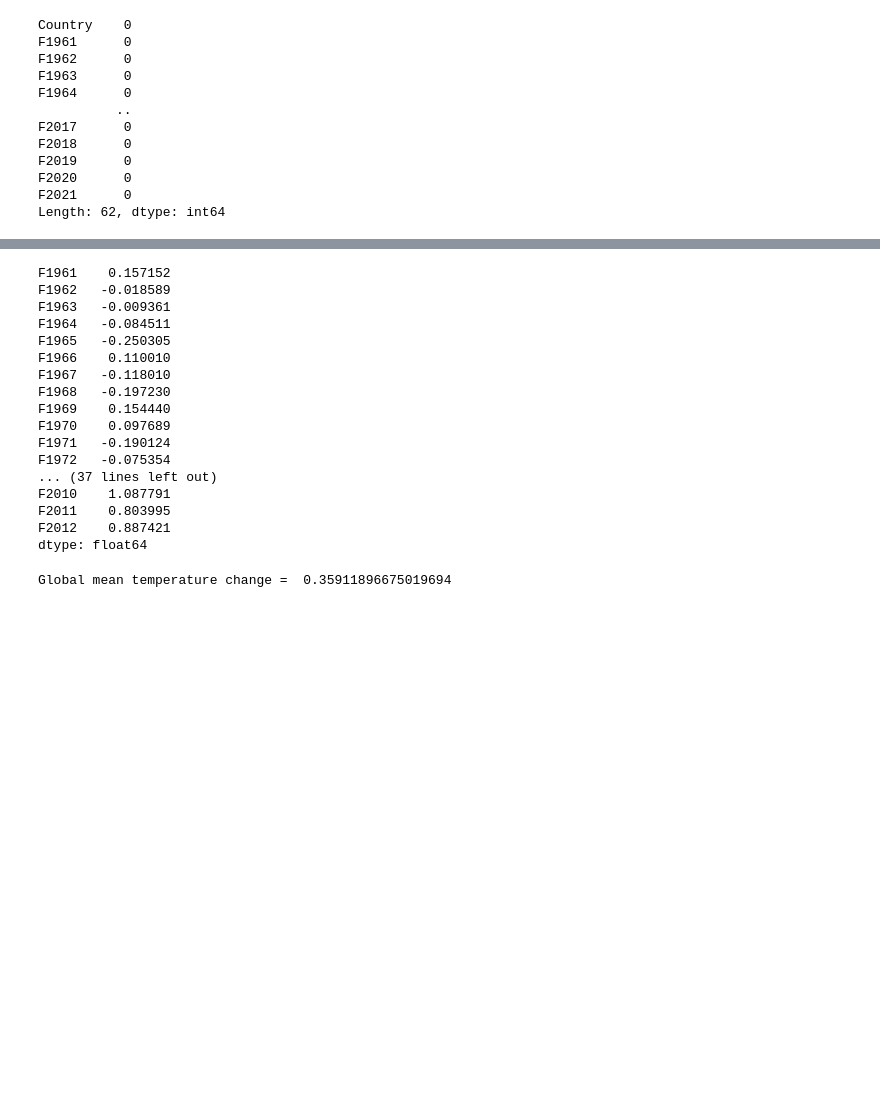
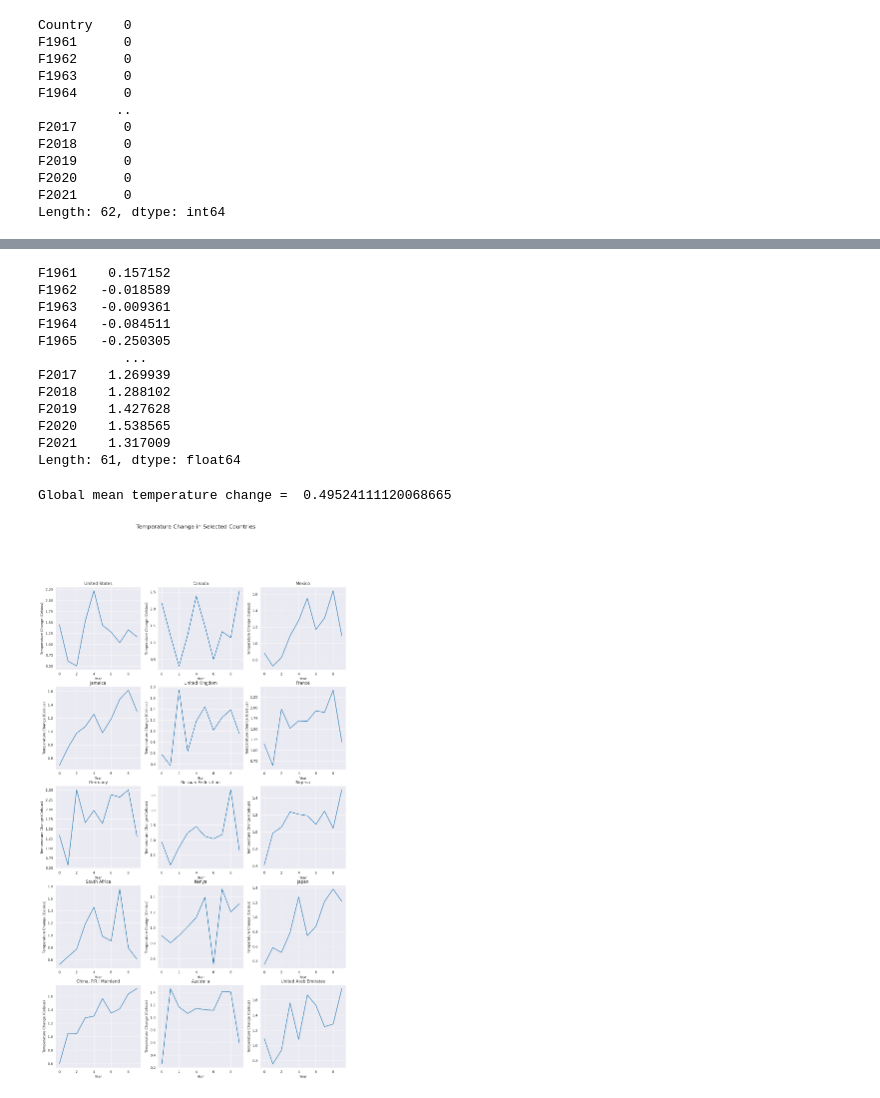
Before and after one commit to ameya932/Climate-Change-Analysis, a Jupyter notebook: Climate_Change.ipynb, the cells around one changed output, grey strips where cells are left out. Cells and saved outputs as stored; diff of their text form; code cells hidden in the pictures; blank space fills up the shorter version.

```diff
--- a/Climate_Change.ipynb
+++ b/Climate_Change.ipynb
@@ -140,28 +140,42 @@ max      2.713000    3.693000    2.543000
 # %%
 # Calculating mean temperature of each country
-country_means = df.iloc[:, 1:62].mean()
-print(country_means)
+country_mean = df.iloc[:, 1:62].mean()
+print(country_mean)
 # %% [output]
 F1961    0.157152
 F1962   -0.018589
 F1963   -0.009361
 F1964   -0.084511
 F1965   -0.250305
-F1966    0.110010
-F1967   -0.118010
-F1968   -0.197230
-F1969    0.154440
-F1970    0.097689
-F1971   -0.190124
-F1972   -0.075354
-... (37 lines left out)
-F2010    1.087791
-F2011    0.803995
-F2012    0.887421
-dtype: float64
+           ...
+F2017    1.269939
+F2018    1.288102
+F2019    1.427628
+F2020    1.538565
+F2021    1.317009
+Length: 61, dtype: float64
 # %%
 # Calculating global mean temperature change
-global_mean = country_means.mean()
+global_mean = country_mean.mean()
 print("Global mean temperature change = ", global_mean)
 # %% [output]
-Global mean temperature change =  0.35911896675019694
+Global mean temperature change =  0.49524111120068665
+# %%
+country_list = ['United States', 'Canada', 'Mexico', 'Jamaica', 'United Kingdom', 'France', 'Germany', 'Russian Federation', 'Nigeria',
+                'South Africa', 'Kenya', 'Japan', 'China, P.R.: Mainland', 'Australia', 'United Arab Emirates']
+
+fig, axes = plt.subplots(5, 3, figsize=(15, 25))
+fig.suptitle('Temperature Change in Selected Countries', fontsize=16)
+
+for i, country in enumerate(country_list):
+    row = i // 3
+    col = i % 3
+    axes[row, col].plot(df.loc[df['Country'] == country][['F2012', 'F2013', 'F2014', 'F2015', 'F2016', 'F2017',
+                                                        'F2018', 'F2019', 'F2020', 'F2021']].values[0])
+    axes[row, col].set_title(country)
+    axes[row, col].set_xlabel('Year')
+    axes[row, col].set_ylabel('Temperature Change (Celsius)')
+
+plt.show()
+# %% [output]
+[figure, added]
```
Also changed, not shown: parts of 5 cells of this notebook.
